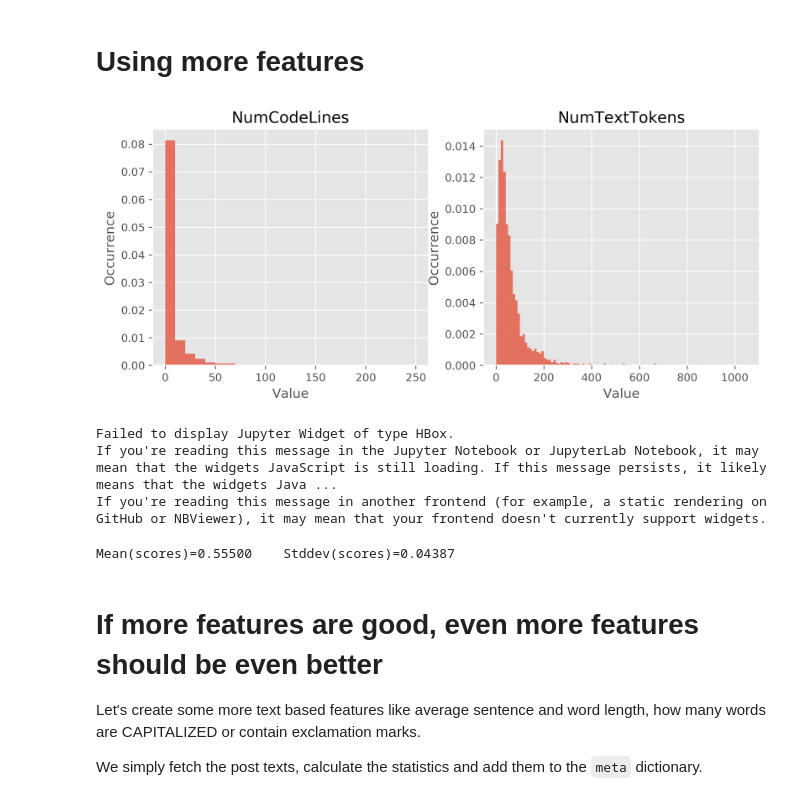
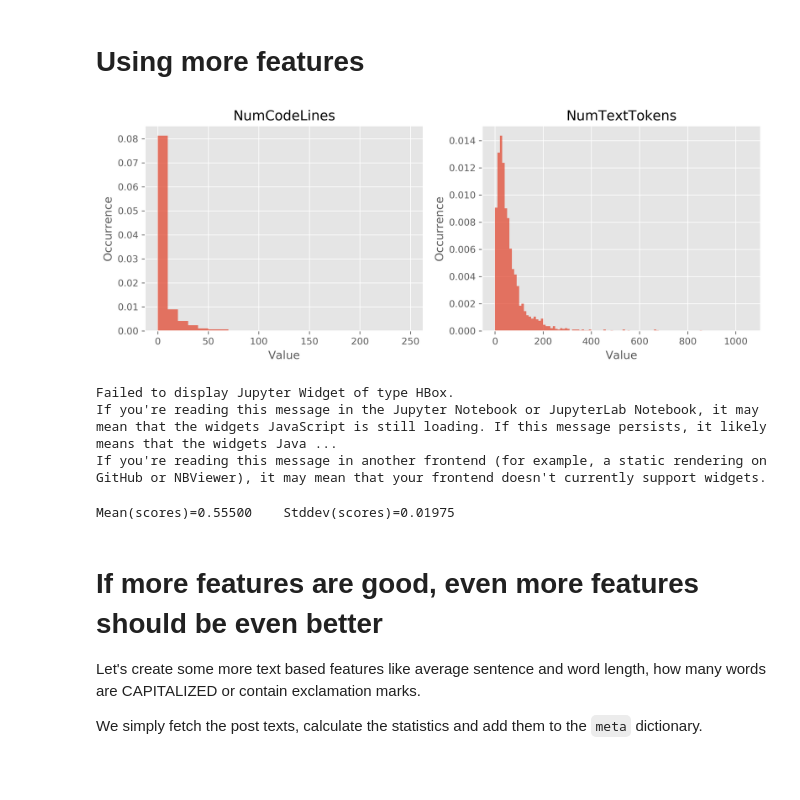
Before and after one commit to luispedro/BuildingMachineLearningSystemsWithPython, a Jupyter notebook: ch04_3rd/chapter_04.ipynb, the cells around one changed output. Drawn from its saved outputs; the diff is of its cells as text; code cells hidden in the pictures; blank space fills up the shorter version.

```diff
--- a/ch04_3rd/chapter_04.ipynb
+++ b/ch04_3rd/chapter_04.ipynb
@@ -29,23 +30,35 @@ After downloading it, you need to unzip it with [7-Zip](http://www.7-zip.de/down
 # %%
 import os
 import re
+from collections import defaultdict
+from tqdm import tqdm_notebook as tqdm # we all love nice progress bars, don't we?
+try:
+    import ujson as json  # UltraJSON if available
+except:
+    print("You can also use the normal json module, but you get a XXX speedup if you use ujson instead.")
+    raise
 
 # TODO change before merging to master
 #DATA_DIR = "data"  # put your posts-2012.xml into this directory
-DATA_DIR = r'F:\Stack Exchange Data Dump - Dec 2017\stackoverflow.com-Posts'
+DATA_DIR = r'F:\Stack Exchange Data Dump - Dec 2017'
 CHART_DIR = "charts"
 if not os.path.exists(CHART_DIR):
     os.mkdir(CHART_DIR)
 
+YEAR = 2012
+
 fn_posts_all = os.path.join(DATA_DIR, "posts.xml")
-fn_posts = os.path.join(DATA_DIR, "posts-2012.xml")
-print("Reading from xml %s" % fn_posts)
+print("Original posts file: %s" % fn_posts_all)
+fn_posts = os.path.join(DATA_DIR, "posts-%i.xml" % YEAR)
+print("Restricting to %i: %s" % (YEAR, fn_posts))
 
 fn_filtered = os.path.join(DATA_DIR, "filtered.tsv")
 print("Filtered: %s" % fn_filtered)
 fn_filtered_meta = os.path.join(DATA_DIR, "filtered-meta.json")
 print("Filtered meta: %s" % fn_filtered_meta)
 
-fn_chosen = os.path.join(DATA_DIR, "chosen.tsv")
-fn_chosen_meta = os.path.join(DATA_DIR, "chosen-meta.json")
+fn_chosen = os.path.abspath("chosen.tsv")
+fn_chosen_meta = os.path.abspath("chosen-meta.json")
+print("Chosen posts: %s" % fn_chosen)
+print("Chosen meta: %s" % fn_chosen_meta)
 # %% [output]
@@ -59,14 +75,10 @@ year_match = re.compile(r'^\s+<row [^>]*CreationDate="(\d+)-')
 size = os.path.getsize(fn_posts_all)
 
 def get_year(line):
-    m = year_match.match(line)
-    if m is None:
-        import pdb;pdb.set_trace()
-    return int(m.group(1))
+    return int(year_match.match(line).group(1))
 
-YEAR = 2012
-
-with open(fn_posts_all, 'r', encoding='utf-8') as fa, open(fn_posts, 'w', encoding='utf-8') as f2012:
+with open(fn_posts_all, 'r', encoding='utf-8') as fa,
+     open(fn_posts, 'w', encoding='utf-8') as f2012:
     # first two lines are the xml header and <posts> tag
     f2012.write('<?xml version="1.0" encoding="utf-8"?><posts>\n')
 
@@ -295,6 +298,12 @@ Skipping the conversion step, loading data from F:\Stack Exchange Data Dump - De
 Now we need to select the answers that we want to keep per question. We do this in two stages:
  * Stage 1: Select which answers to keep per question (`filter_method` lets you chose among different methods)
  * Stage 2: Filter the previously stored features according to the answers selected in stage 1
+# %%
+if False:
+    filtered_meta = json.load(open(r"F:\pymlbook-data\filtered-meta.json", "r"))
+    filtered_meta['question'] = filtered_meta
+    fn_filtered = r"F:\pymlbook-data\filtered.tsv"
+    NUM_ROWS = 4511696 # counted by hand
 # %%
 # In the book chapter we will use "negative_positive".
 #
@@ -323,6 +332,7 @@ num_q_without_accepted_a = 0
 
 question = filtered_meta['question']
 for ParentId, posts in tqdm(question.items(), total=len(question), desc="Stage 1:"):
+    import pdb;pdb.set_trace()
     assert ParentId != -1
 
     if len(posts) < 2:
@@ -421,6 +431,9 @@ for ParentId, posts in tqdm(question.items(), total=len(question), desc="Stage 1
 
                 negScore, negId = sorted(NegativeScoreIds)[0]
                 posts_to_keep.add(negId)
+                print("%i: %i/%i %i/%i" % (ParentId, posId,
+                      posScore, negId, negScore))
+
 
                 added = True
 
@@ -633,34 +676,35 @@ def plot_feat_hist(data_name_list, filename=None):
     plt.figure(figsize=(5 * num_cols, 4 * num_rows), dpi=300)
 
     for i in range(num_rows):
         for j in range(num_cols):
             plt.subplot(num_rows, num_cols, 1 + i * num_cols + j)
             x, name = data_name_list[i * num_cols + j]
             plt.title(name)
             plt.xlabel('Value')
             plt.ylabel('Occurrence')
 
             max_val = max(x.ravel())
             if max_val>100:
                 bins = range(0, max_val, 10)
             else:
                 bins = range(0, max_val)
 
             n, bins, patches = plt.hist(x, bins=bins, normed=1, alpha=0.75)
 
             plt.grid(True)
+            plt.tight_layout()
 
     if not filename:
         filename = "feat_hist_%s.png" % name.replace(" ", "_")
 
     plt.savefig(os.path.join(CHART_DIR, filename))
 
 
 plot_feat_hist([(np.asarray([[meta[aid]['NumCodeLines']] for aid in all_answers]), 'NumCodeLines'),
                 (np.asarray([[meta[aid]['NumTextTokens']] for aid in all_answers]), 'NumTextTokens')],
               'feat_hist_CodeLines_TextTokens.png');
 # %% [output]
-[figure, old version]
+[figure, new version]
 # %%
 def get_features(aid, feature_names):
     return tuple(meta[aid][fn] for fn in feature_names)
@@ -669,7 +713,8 @@ X = np.asarray([get_features(aid, ['LinkCount', 'NumCodeLines', 'NumTextTokens']
 
 scores = []
 from sklearn.utils import shuffle
-X, Y = shuffle(X, Y_orig, random_state=0)
+#X, Y = shuffle(X, Y_orig, random_state=0)
+X, Y = X, Y_orig
 cv = KFold(n=len(X), n_folds=N_FOLDS)
 
 for train, test in tqdm(cv, total=N_FOLDS):
@@ -682,7 +727,7 @@ print("Mean(scores)=%.5f\tStddev(scores)=%.5f"%(np.mean(scores), np.std(scores))
 Failed to display Jupyter Widget of type HBox.
 If you're reading this message in the Jupyter Notebook or JupyterLab Notebook, it may mean that the widgets JavaScript is still loading. If this message persists, it likely means that the widgets Java ...
 If you're reading this message in another frontend (for example, a static rendering on GitHub or NBViewer), it may mean that your frontend doesn't currently support widgets.
-Mean(scores)=0.55500    Stddev(scores)=0.04387
+Mean(scores)=0.55500    Stddev(scores)=0.01975
 # %% [markdown]
 # If more features are good, even more features should be even better
 Let's create some more text based features like average sentence and word length, how many words are CAPITALIZED or contain exclamation marks.
```
Also changed, not shown: parts of 37 cells of this notebook.
